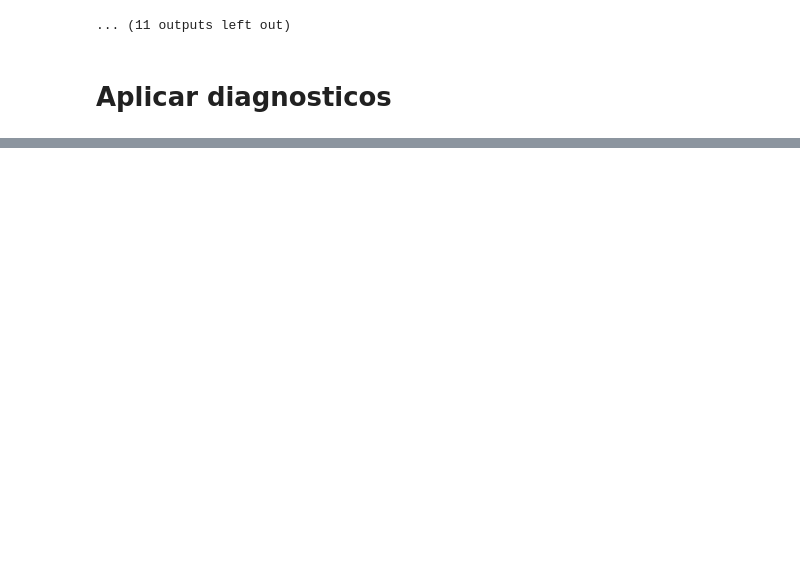
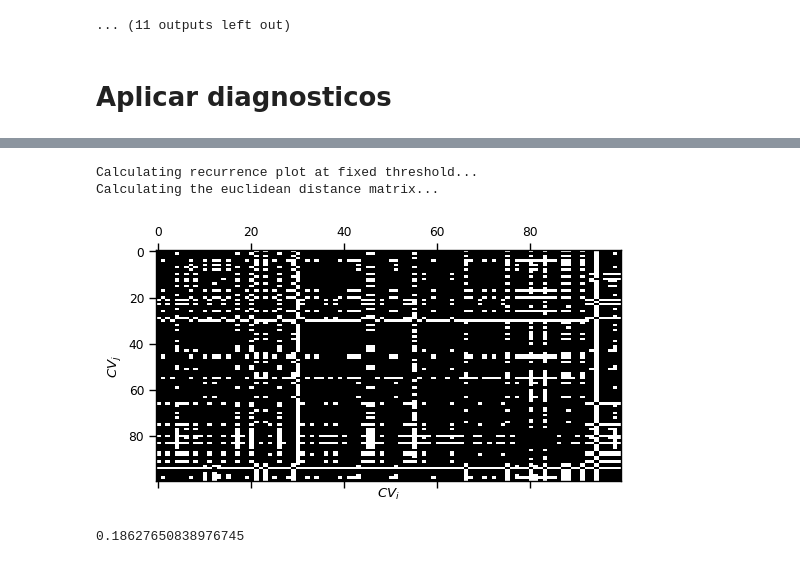
Before and after one commit to FernandoSBorges/chimeras, a Jupyter notebook: notebooks/load_data.ipynb, the cells around one changed output, grey strips where cells are left out. Cells and saved outputs as stored; diff of their text form; code cells hidden in the pictures; blank space fills up the shorter version.

Commit message:
using recurrence matrix

```diff
--- a/notebooks/load_data.ipynb
+++ b/notebooks/load_data.ipynb
@@ -402,0 +432,40 @@ $$Z_k = | \frac{1}{2\delta} \sum_{|j-k| \le \delta} e^{i\theta_k}|$$
+# %%
+statData = []
+
+spkinds = datas['0.09_0.0001']['simData']['spkid']
+spkts = datas['0.09_0.0001']['simData']['spkt']
+
+spkmat = [[spkt for spkind, spkt in zip(spkinds, spkts) if spkind == gid] for gid in set(range(100))]
+isimat = [[t - s for s, t in zip(spks, spks[1:])] for spks in spkmat if len(spks) > 10]
+# interspike interval
+isicv = [np.std(x) / np.mean(x) if len(x) > 0 else 0 for x in isimat]  # if len(x)>0]
+statData.append(isicv)
+# %%
+isicv = np.array(isicv)
+# %%
+from pyunicorn.timeseries import RecurrencePlot
+
+#  Settings for the embedding
+DIM = 1  # Embedding dimension
+TAU = 0  # Embedding delay
+
+# Distance metric in phase space ->
+# Possible choices ("manhattan","euclidean","supremum")
+METRIC = 'euclidean'
+
+EPS = 0.1  # Fixed recurrence threshold
+
+rp_4 = RecurrencePlot(isicv, dim=DIM, tau=TAU, metric=METRIC,
+                    normalize=False, threshold=EPS)
+
+fig, ax = plt.subplots(ncols=1, nrows=1, figsize=(6,3), sharex=True, sharey=True)
+
+ax.matshow(rp_4.recurrence_matrix(), cmap='binary', aspect='auto')
+
+ax.set_xlabel(r'$CV_i$')
+ax.set_ylabel(r'$CV_j$')
+plt.show()
+# %% [output]
+Calculating recurrence plot at fixed threshold...
+Calculating the euclidean distance matrix...
+[figure, added]
@@ -402,0 +479,4 @@ $$Z_k = | \frac{1}{2\delta} \sum_{|j-k| \le \delta} e^{i\theta_k}|$$
+# %%
+teste.std()/teste.mean()
+# %% [output]
+0.18627650838976745
```
Also changed, not shown: parts of 28 cells of this notebook.
